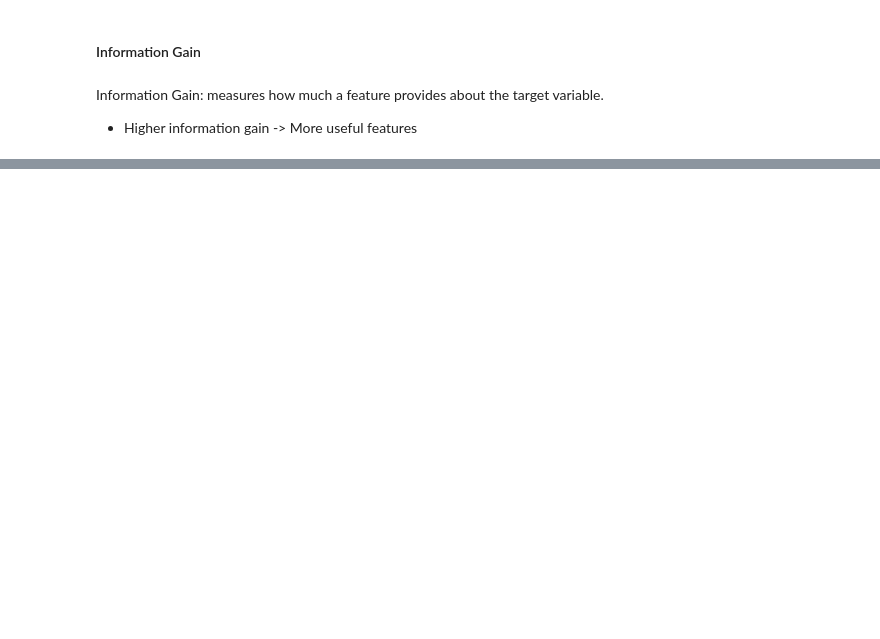
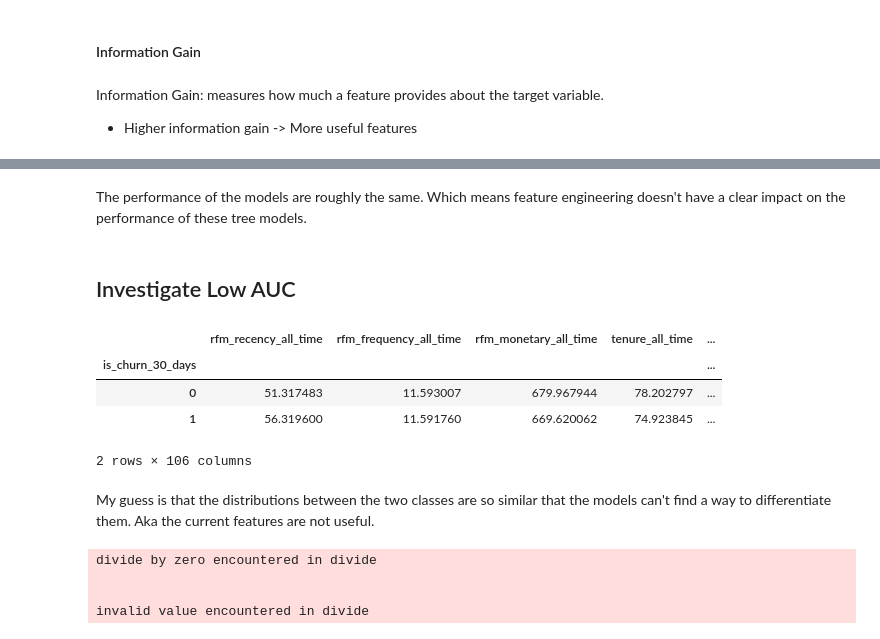
Before and after one commit to maithtruong/ai-customer-growth-retention, a Jupyter notebook: notebooks/02_churn_classification.ipynb, the cells around one changed output, grey strips where cells are left out. Cells and saved outputs as stored; diff of their text form; code cells hidden in the pictures; blank space fills up the shorter version.

```diff
--- a/notebooks/02_churn_classification.ipynb
+++ b/notebooks/02_churn_classification.ipynb
@@ -976,0 +2562,12 @@ Parameters: { "use_label_encoder" } are not used.
+# %%
+transactions_modeling_features_df = add_transaction_time_features(transactions_modeling_df)
+# %%
+X_train_ids = pd.DataFrame(X_train.reset_index()['customer_id'])
+
+X_train_raw_features_df = build_customer_features(
+    transactions_modeling_df=transactions_modeling_features_df,
+    customers_modeling_df=X_train_ids,
+    observed_date=TRAIN_SNAPSHOT_DATE
+)
+
+X_train_raw_features_df = X_train_raw_features_df.set_index(keys='customer_id', drop=True)
@@ -976,0 +2698,19 @@ Parameters: { "use_label_encoder" } are not used.
+# %% [markdown]
+The performance of the models are roughly the same. Which means feature engineering doesn't have a clear impact on the performance of these tree models.
+# %% [markdown]
+## Investigate Low AUC
+# %%
+pd.merge(
+    X_train_raw_features_df,
+    y_train,
+    on='customer_id',
+    how='inner'
+).groupby('is_churn_30_days').mean()
+# %% [output]
+|  | rfm_recency_all_time | rfm_frequency_all_time | rfm_monetary_all_time | tenure_all_time | ... |
+| is_churn_30_days |  |  |  |  | ... |
+| 0 | 51.317483 | 11.593007 | 679.967944 | 78.202797 | ... |
+| 1 | 56.319600 | 11.591760 | 669.620062 | 74.923845 | ... |
+2 rows × 106 columns
+# %% [markdown]
+My guess is that the distributions between the two classes are so similar that the models can't find a way to differentiate them. Aka the current features are not useful.
@@ -976,0 +2765,7 @@ Parameters: { "use_label_encoder" } are not used.
+# %%
+kl_df = kl_divergence_per_feature(temp_df, target_col='target', bins=50)
+# %% [output]
+divide by zero encountered in divide
+
+
+invalid value encountered in divide
```
Also changed, not shown: parts of 133 cells of this notebook, 10 other files.
